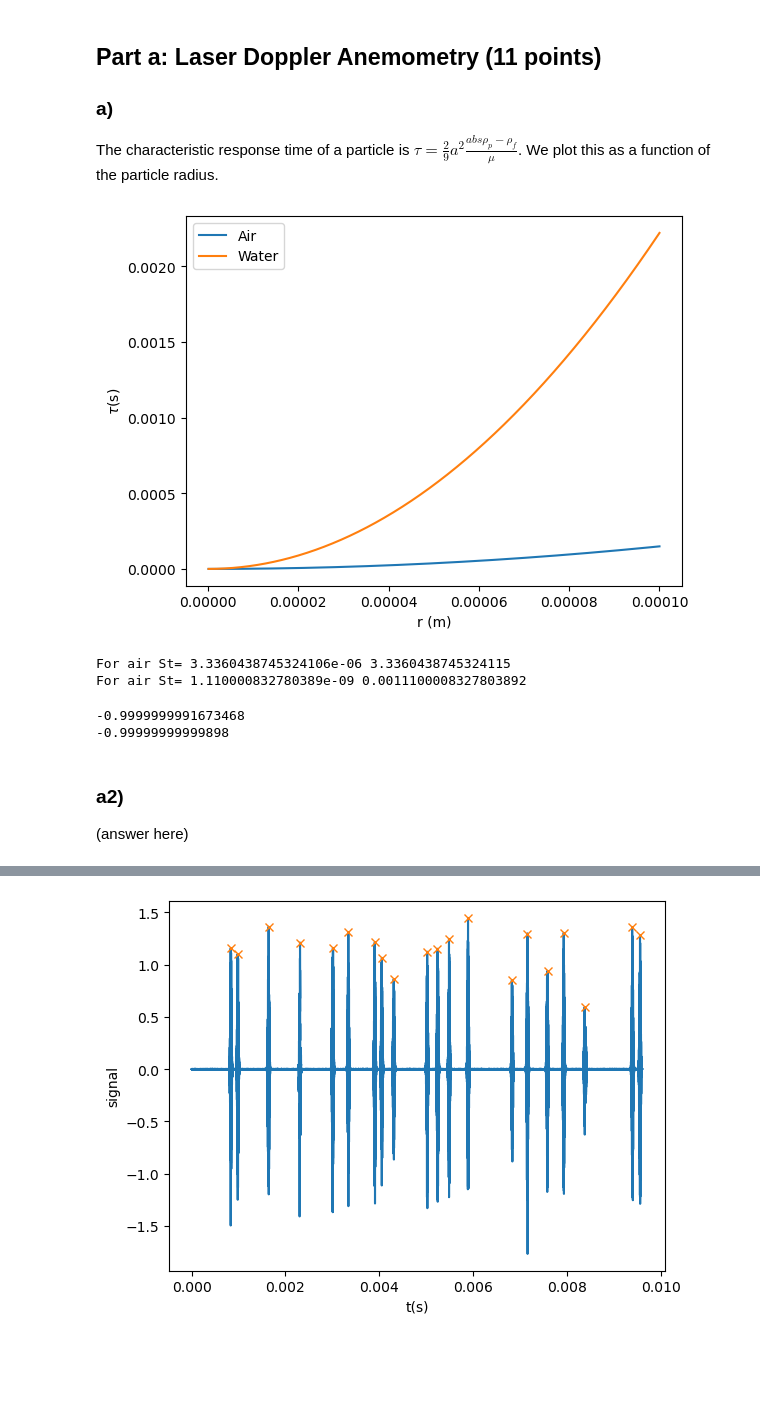
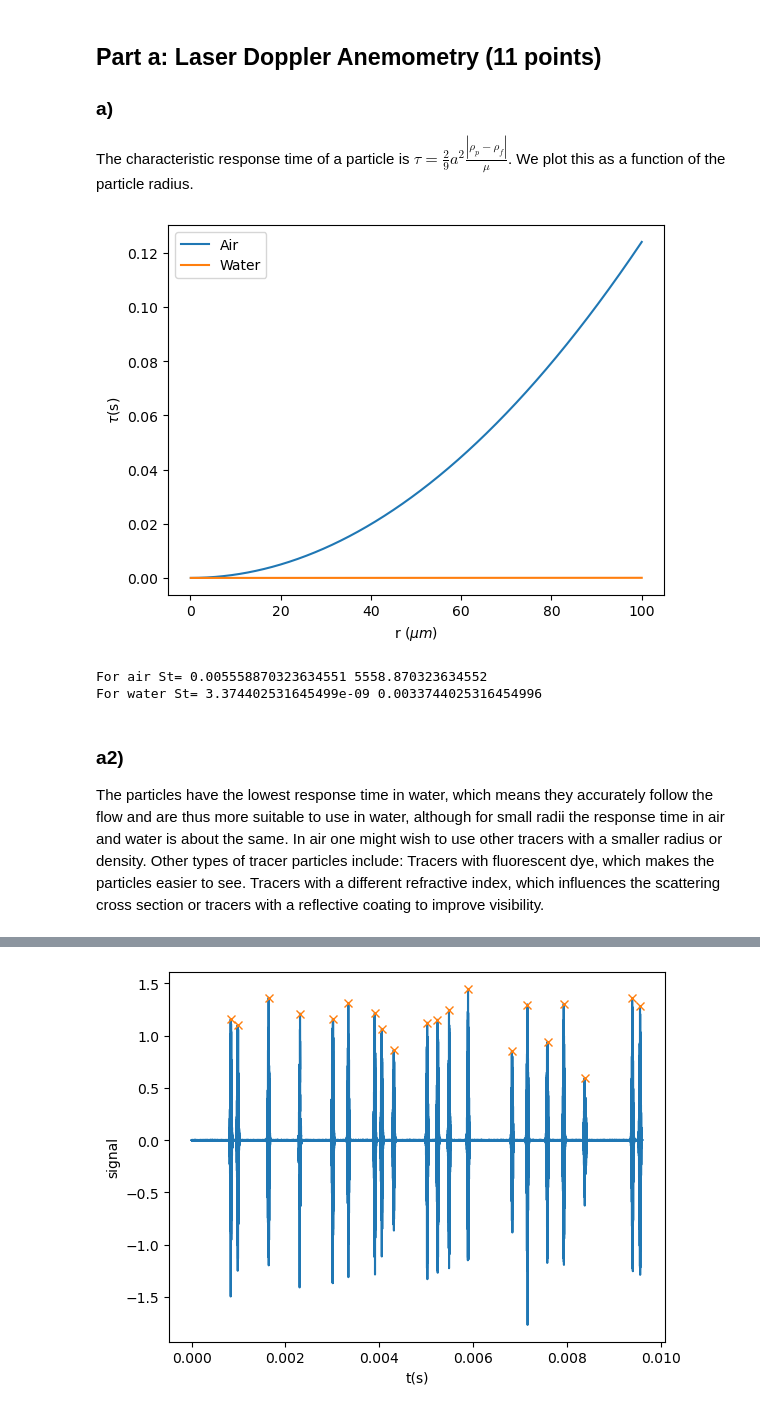
Before and after one commit to TFLVerouden/ETPoF, a Jupyter notebook: HW4/HW_4_Ann.ipynb, the cells around one changed output, grey strips where cells are left out. Cells and saved outputs as stored; diff of their text form; code cells hidden in the pictures; blank space fills up the shorter version.

```diff
--- a/HW4/HW_4_Ann.ipynb
+++ b/HW4/HW_4_Ann.ipynb
@@ -1,58 +1,52 @@
 # %% [markdown]
 ## Part a: Laser Doppler Anemometry (11 points)
 ### a)
-The characteristic response time of a particle is $\tau=\frac{2}{9}a^{2}\frac{abs{\rho_p - \rho_f}}{\mu}$. We plot this as a function of the particle radius.
+The characteristic response time of a particle is $\tau=\frac{2}{9}a^{2}\frac{|{\rho_p - \rho_f}|}{\mu}$. We plot this as a function of the particle radius.
 # %%
 import numpy as np
 import matplotlib.pyplot as plt
 from scipy.signal import find_peaks
 
 rho = 1.02 #g/cm^3
-rho_tracers = (rho/1000)*(1e-6) #kg/m^3
+rho_tracers = (rho/1000)*(1e6) #kg/m^3
 rho_air = 1.225 #kg/m^3
 rho_water = 1000 #kg/m^3
 mu_air = 1.825e-5
 mu_water = 1.0005e-3
 rmin = 100e-9
 rmax = 100e-6
 
 r = np.linspace(rmin, rmax, 1000)
 rho_f = rho_air
 mu = mu_air
 tau_air = ((2/9)*(r**2)*abs(rho_tracers-rho_f))/mu
 beta = 3*rho_f/(rho_f+2*rho_tracers)
 St_air = r**2/(3*beta*(mu**2))
 
 rho_f = rho_water
 mu = mu_water
 tau_water = ((2/9)*(r**2)*abs(rho_tracers-rho_f))/mu
 beta = 3*rho_f/(rho_f+2*rho_tracers)
 St_water = r**2/(3*beta*(mu**2))
 
 plt.figure()
-plt.plot(r, tau_air, label='Air')
-plt.plot(r, tau_water, label='Water')
-plt.xlabel('r (m)')
+plt.plot(r*(10**6), tau_air, label='Air')
+plt.plot(r*(10**6), tau_water, label='Water')
+plt.xlabel('r ($\mu m$)')
 plt.ylabel(r'$\tau$(s)')
 plt.legend()
 plt.show()
 # %% [output]
-[figure, old version]
+[figure, new version]
 # %%
 print('For air St=', np.min(St_air), np.max(St_air))
 print('For water St=', np.min(St_water), np.max(St_water))
 # %% [output]
-For air St= 3.3360438745324106e-06 3.3360438745324115
-For air St= 1.110000832780389e-09 0.0011100008327803892
+For air St= 0.005558870323634551 5558.870323634552
+For water St= 3.374402531645499e-09 0.0033744025316454996
-# %%
-print((rho_tracers-rho_air)/rho_air)
-print((rho_tracers-rho_water)/rho_water)
-# %% [output]
--0.9999999991673468
--0.99999999999898
 # %% [markdown]
 ### a2)
-(answer here)
+The particles have the lowest response time in water, which means they accurately follow the flow and are thus more suitable to use in water, although for small radii the response time in air and water is about the same. In air one might wish to use other tracers with a smaller radius or density. Other types of tracer particles include: Tracers with fluorescent dye, which makes the particles easier to see. Tracers with a different refractive index, which influences the scattering cross section or tracers with a reflective coating to improve visibility.
 # %% [markdown]
 ### a3)
 DO WE NEED TO DO A PARTICLE RATE CORRECTION?
```
Also changed, not shown: parts of 6 cells of this notebook.
